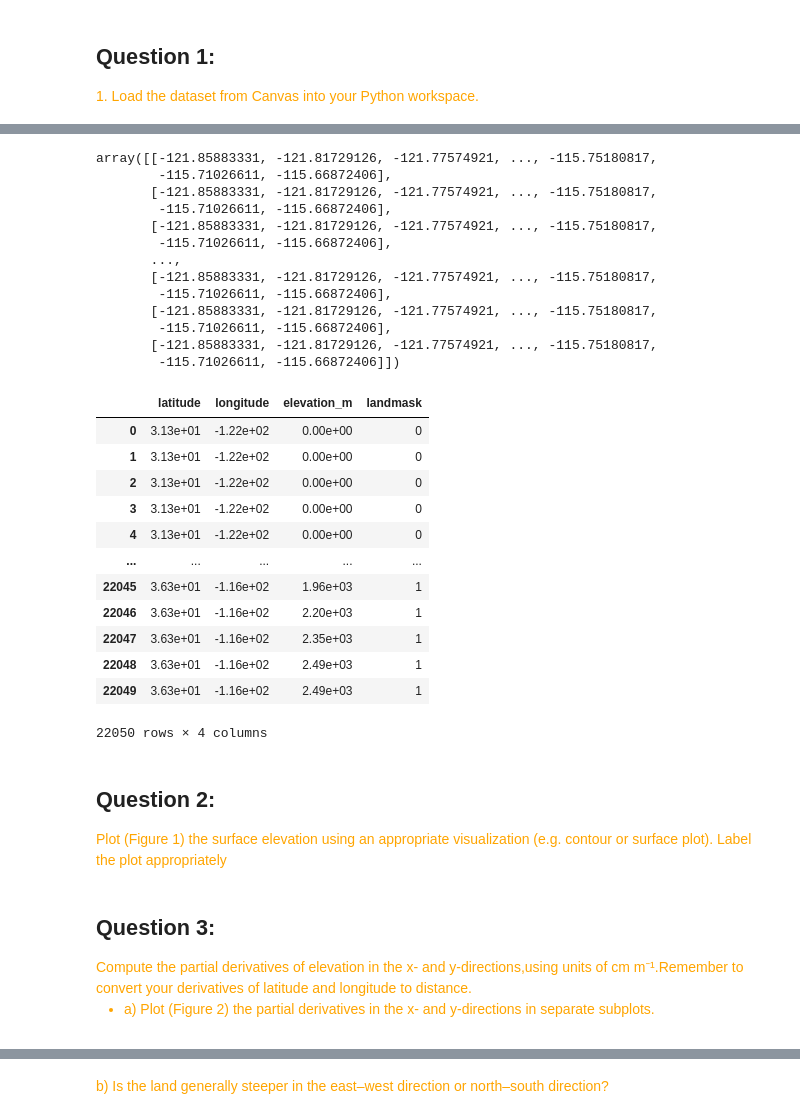
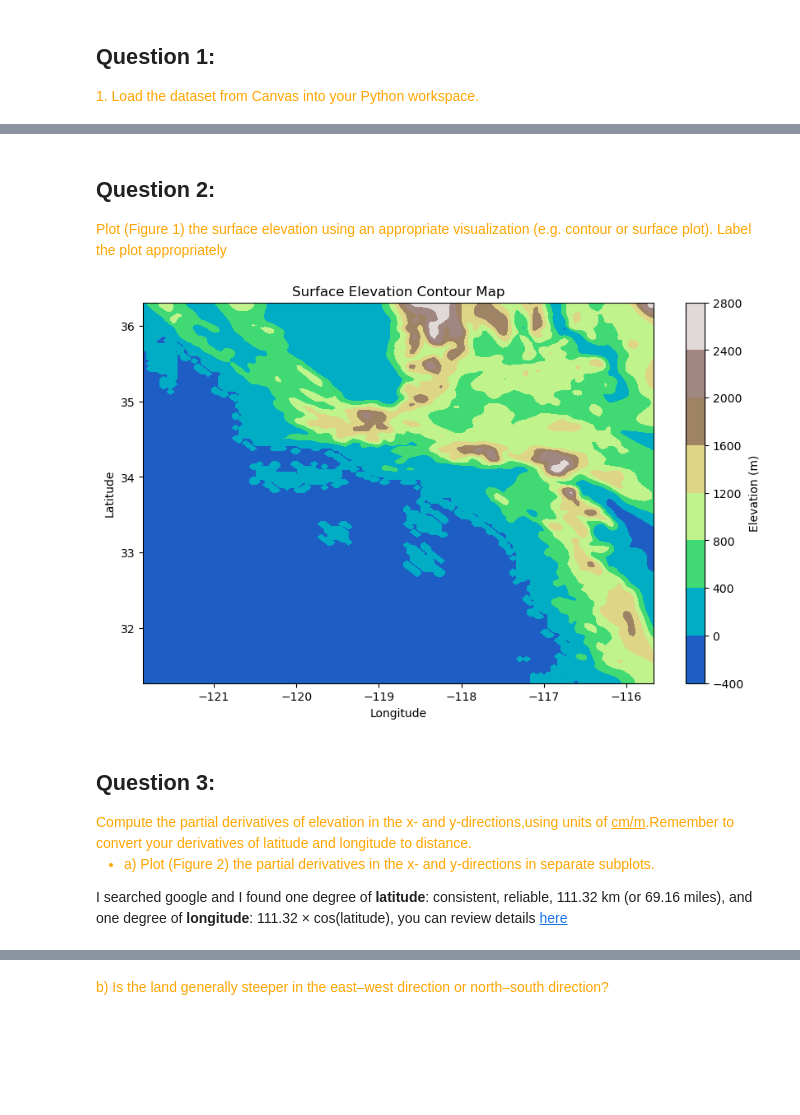
Before and after one commit to HOUPU1993/Homework-for-GEOG-210A-F25, a Jupyter notebook: Homework 1/HM5.ipynb, the cells around one changed output, grey strips where cells are left out. Drawn from its saved outputs; the diff is of its cells as text; code cells hidden in the pictures; blank space fills up the shorter version.

```diff
--- a/Homework 1/HM5.ipynb
+++ b/Homework 1/HM5.ipynb
@@ -55,52 +33,24 @@ array([-121.85883331, -121.81729126, -121.77574921, -121.73420715,
-# %%
-lon2d
-# %% [output]
-array([[-121.85883331, -121.81729126, -121.77574921, ..., -115.75180817,
-        -115.71026611, -115.66872406],
-       [-121.85883331, -121.81729126, -121.77574921, ..., -115.75180817,
-        -115.71026611, -115.66872406],
-       [-121.85883331, -121.81729126, -121.77574921, ..., -115.75180817,
-        -115.71026611, -115.66872406],
-       ...,
-       [-121.85883331, -121.81729126, -121.77574921, ..., -115.75180817,
-        -115.71026611, -115.66872406],
-       [-121.85883331, -121.81729126, -121.77574921, ..., -115.75180817,
-        -115.71026611, -115.66872406],
-       [-121.85883331, -121.81729126, -121.77574921, ..., -115.75180817,
-        -115.71026611, -115.66872406]])
-# %%
-lon2d, lat2d = np.meshgrid(lon, lat)
-df = pd.DataFrame({
-    'latitude': lat2d.ravel(),
-    'longitude': lon2d.ravel(),
-    'elevation_m': elev.ravel(),
-    'landmask': mask.ravel()
-})
-df
-# %% [output]
-|  | latitude | longitude | elevation_m | landmask |
-| 0 | 3.13e+01 | -1.22e+02 | 0.00e+00 | 0 |
-| 1 | 3.13e+01 | -1.22e+02 | 0.00e+00 | 0 |
-| 2 | 3.13e+01 | -1.22e+02 | 0.00e+00 | 0 |
-| 3 | 3.13e+01 | -1.22e+02 | 0.00e+00 | 0 |
-| 4 | 3.13e+01 | -1.22e+02 | 0.00e+00 | 0 |
-| ... | ... | ... | ... | ... |
-| 22045 | 3.63e+01 | -1.16e+02 | 1.96e+03 | 1 |
-| 22046 | 3.63e+01 | -1.16e+02 | 2.20e+03 | 1 |
-| 22047 | 3.63e+01 | -1.16e+02 | 2.35e+03 | 1 |
-| 22048 | 3.63e+01 | -1.16e+02 | 2.49e+03 | 1 |
-| 22049 | 3.63e+01 | -1.16e+02 | 2.49e+03 | 1 |
-22050 rows × 4 columns
 # %% [markdown]
 ## Question 2:
 <font color="orange">
-Plot (Figure 1) the surface elevation using an appropriate visualization (e.g. contour
-or surface plot). Label the plot appropriately
+Plot (Figure 1) the surface elevation using an appropriate visualization (e.g. contour or surface plot). Label the plot appropriately
 </font>
+# %%
+plt.figure(figsize=(10, 6))
+plt.contourf(lon, lat, elev, cmap="terrain")
+plt.colorbar(label="Elevation (m)")
+plt.xlabel("Longitude")
+plt.ylabel("Latitude")
+plt.title("Surface Elevation Contour Map")
+plt.show()
+# %% [output]
+[figure, added]
 # %% [markdown]
 ## Question 3:
 <font color="orange">
-Compute the partial derivatives of elevation in the x- and y-directions,using units of cm m⁻¹.Remember to convert your derivatives of latitude and longitude to distance.
+Compute the partial derivatives of elevation in the x- and y-directions,using units of <u>cm/m</u>.Remember to convert your derivatives of latitude and longitude to distance.
 
 - a) Plot (Figure 2) the partial derivatives in the x- and y-directions in separate subplots.
 </font>
+
+I searched google and I found one degree of **latitude**: consistent, reliable, 111.32 km (or 69.16 miles), and one degree of **longitude**: 111.32 × cos(latitude), you can review details [here](https://medium.com/@altair0622/title-how-far-is-one-degree-really-the-hidden-geometry-behind-your-gps-coordinates-eae177cec56b)
```
Also changed, not shown: parts of 12 cells of this notebook.
